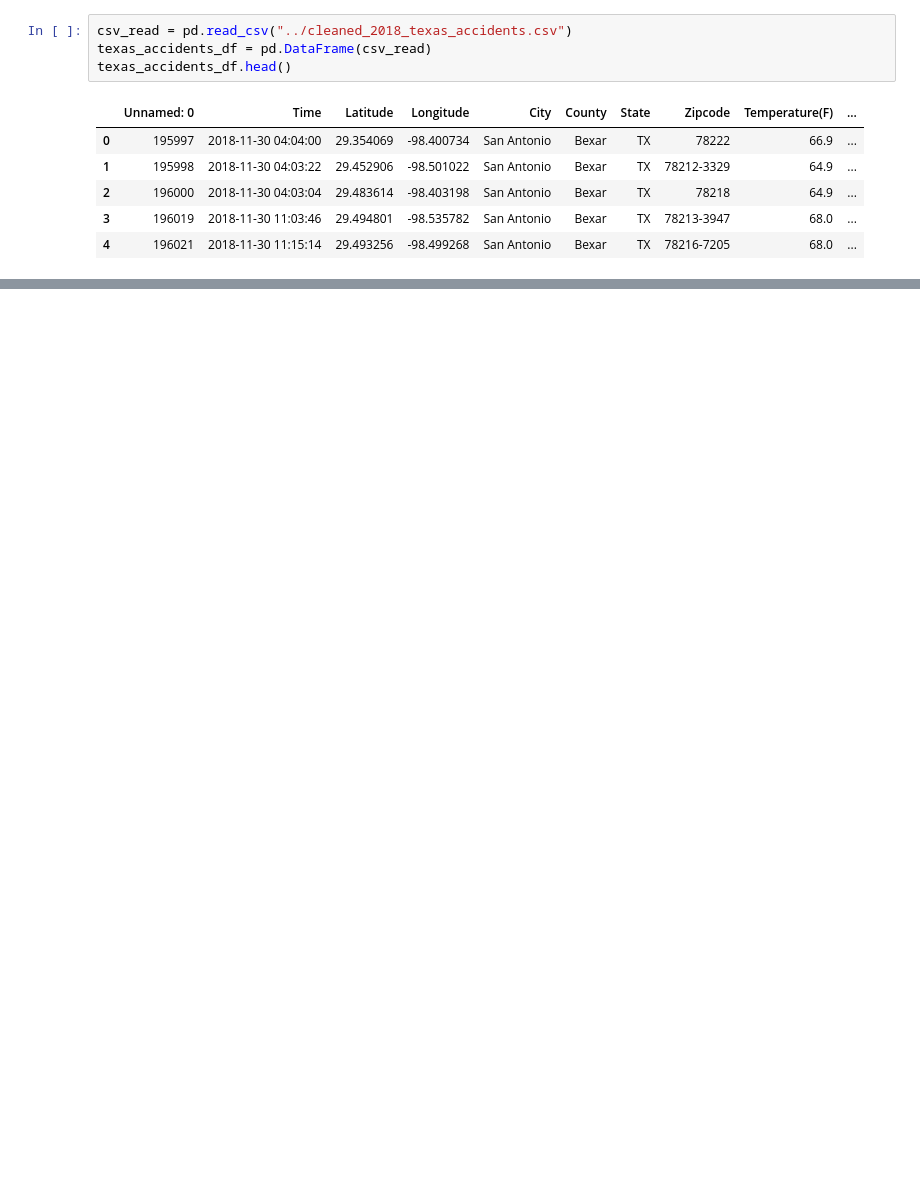
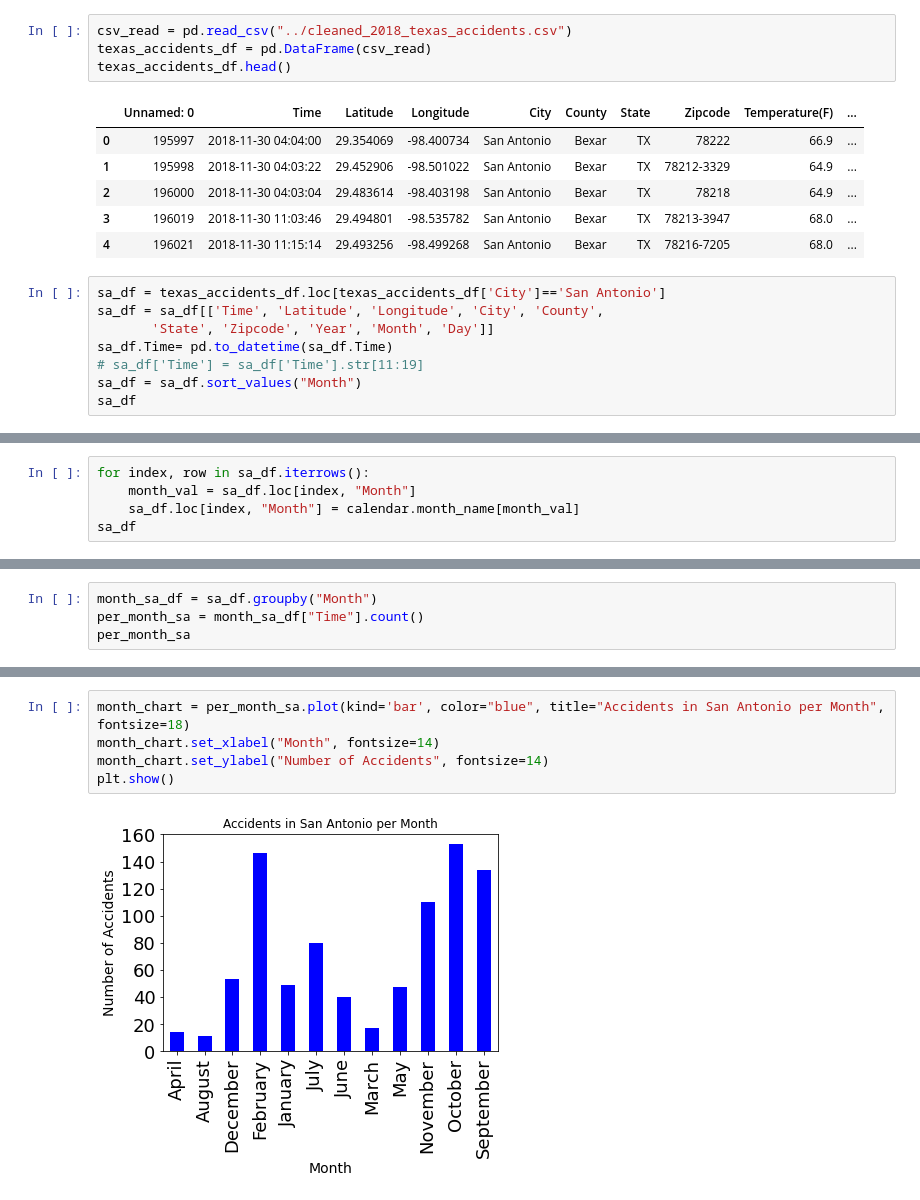
Before and after one commit to Corters22/Traffic_Data_in_San_Antonio, a Jupyter notebook: Question_3/SA_weather_traffic.ipynb, the cells around one changed output, grey strips where cells are left out. Drawn from its saved outputs; the diff is of its cells as text; blank space fills up the shorter version.

```diff
--- a/Question_3/SA_weather_traffic.ipynb
+++ b/Question_3/SA_weather_traffic.ipynb
@@ -15,3 +17,11 @@ texas_accidents_df.head()
 | 2 | 196000 | 2018-11-30 04:03:04 | 29.483614 | -98.403198 | San Antonio | Bexar | TX | 78218 | 64.9 | ... |
 | 3 | 196019 | 2018-11-30 11:03:46 | 29.494801 | -98.535782 | San Antonio | Bexar | TX | 78213-3947 | 68.0 | ... |
 | 4 | 196021 | 2018-11-30 11:15:14 | 29.493256 | -98.499268 | San Antonio | Bexar | TX | 78216-7205 | 68.0 | ... |
+# %%
+sa_df = texas_accidents_df.loc[texas_accidents_df['City']=='San Antonio']
+sa_df = sa_df[['Time', 'Latitude', 'Longitude', 'City', 'County',
+       'State', 'Zipcode', 'Year', 'Month', 'Day']]
+sa_df.Time= pd.to_datetime(sa_df.Time)
+# sa_df['Time'] = sa_df['Time'].str[11:19]
+sa_df = sa_df.sort_values("Month")
+sa_df
@@ -17,0 +42,5 @@ texas_accidents_df.head()
+# %%
+for index, row in sa_df.iterrows():
+    month_val = sa_df.loc[index, "Month"]
+    sa_df.loc[index, "Month"] = calendar.month_name[month_val]
+sa_df
@@ -17,0 +61,4 @@ texas_accidents_df.head()
+# %%
+month_sa_df = sa_df.groupby("Month")
+per_month_sa = month_sa_df["Time"].count()
+per_month_sa
@@ -17,0 +80,7 @@ texas_accidents_df.head()
+# %%
+month_chart = per_month_sa.plot(kind='bar', color="blue", title="Accidents in San Antonio per Month", fontsize=18)
+month_chart.set_xlabel("Month", fontsize=14)
+month_chart.set_ylabel("Number of Accidents", fontsize=14)
+plt.show()
+# %% [output]
+[figure, added]
```
Also changed, not shown: parts of 5 cells of this notebook, 5 other files.
